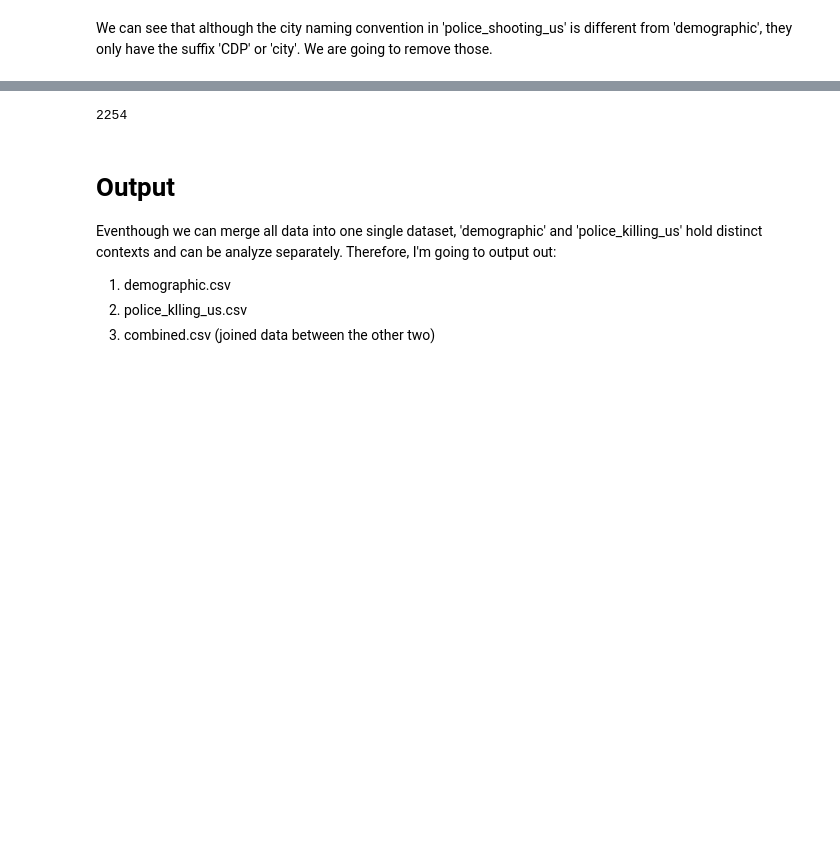
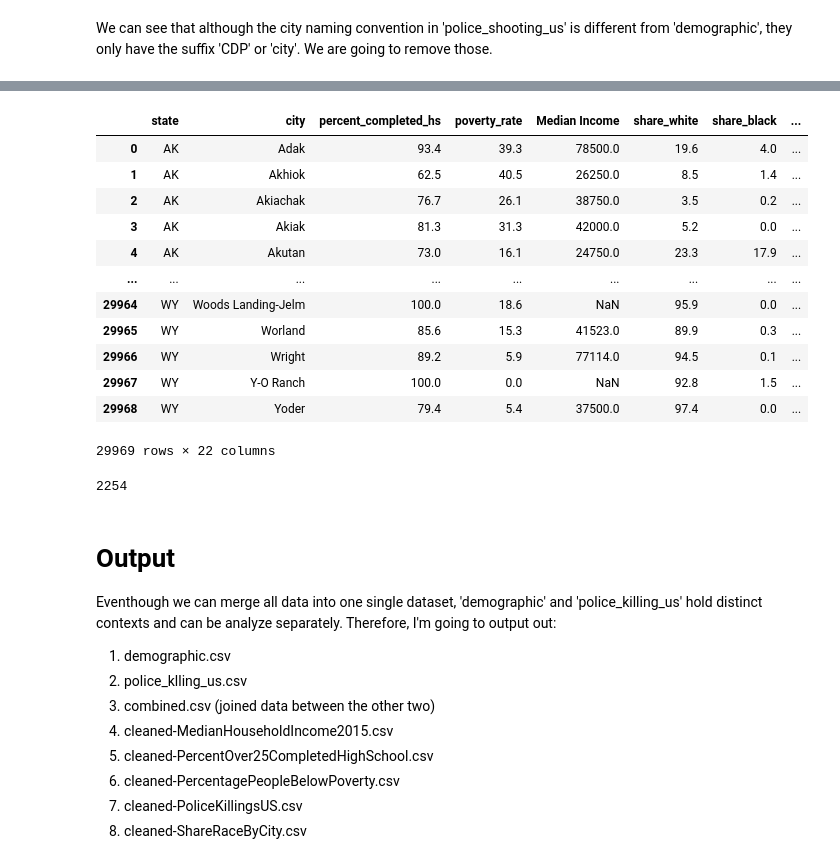
Before and after one commit to UToledo-DataScience/Fatal-Police-Shootings-in-the-US, a Jupyter notebook: DataCleaning/data_cleaning.ipynb, the cells around one changed output, grey strips where cells are left out. Saved outputs shown, nothing was run; the diff lists cells and outputs as text; code cells hidden in the pictures; blank space fills up the shorter version.

Commit message:
cleaned city column

```diff
--- a/DataCleaning/data_cleaning.ipynb
+++ b/DataCleaning/data_cleaning.ipynb
@@ -357,7 +379,6 @@ We can see that although the city naming convention in 'police_shooting_us' is d
 # %%
-demographic['City'] = demographic['City'].str.replace(' city','')
-demographic['City'] = demographic['City'].str.replace(' CDP','')
-demographic['City'] = demographic['City'].str.replace(' town','')
-# rename column name for demographic
-demographic = demographic.rename(columns={'Geographic Area':'state', 'City':'city'})
-demographic['city'].head()
+demographic['City'] = demographic['City'].str.replace(' city.*','')
+demographic['City'] = demographic['City'].str.replace(' CDP.*','')
+demographic['City'] = demographic['City'].str.replace(' town.*','')
+#demographic['City'] = demographic['City'].str.replace(' borough.*','')
+#demographic['City'] = demographic['City'].str.replace(' village.*','')
@@ -420,14 +441,32 @@ memory usage: 5.0+ MB
 # %%
-fatal_police_shooting.
+fatal_police_shooting
 print(len(police_killing_us))
 # %% [output]
+|  | state | city | percent_completed_hs | poverty_rate | Median Income | share_white | share_black | ... |
+| 0 | AK | Adak | 93.4 | 39.3 | 78500.0 | 19.6 | 4.0 | ... |
+| 1 | AK | Akhiok | 62.5 | 40.5 | 26250.0 | 8.5 | 1.4 | ... |
+| 2 | AK | Akiachak | 76.7 | 26.1 | 38750.0 | 3.5 | 0.2 | ... |
+| 3 | AK | Akiak | 81.3 | 31.3 | 42000.0 | 5.2 | 0.0 | ... |
+| 4 | AK | Akutan | 73.0 | 16.1 | 24750.0 | 23.3 | 17.9 | ... |
+| ... | ... | ... | ... | ... | ... | ... | ... | ... |
+| 29964 | WY | Woods Landing-Jelm | 100.0 | 18.6 | NaN | 95.9 | 0.0 | ... |
+| 29965 | WY | Worland | 85.6 | 15.3 | 41523.0 | 89.9 | 0.3 | ... |
+| 29966 | WY | Wright | 89.2 | 5.9 | 77114.0 | 94.5 | 0.1 | ... |
+| 29967 | WY | Y-O Ranch | 100.0 | 0.0 | NaN | 92.8 | 1.5 | ... |
+| 29968 | WY | Yoder | 79.4 | 5.4 | 37500.0 | 97.4 | 0.0 | ... |
-2254
+29969 rows × 22 columns
+2254
 # %% [markdown]
 # **Output**
 Eventhough we can merge all data into one single dataset, 'demographic' and 'police_killing_us' hold distinct contexts and can be analyze separately. Therefore, I'm going to output out:
 1.   demographic.csv
 2.   police_klling_us.csv
 3.   combined.csv (joined data between the other two)
+4.   cleaned-MedianHouseholdIncome2015.csv
+5.   cleaned-PercentOver25CompletedHighSchool.csv
+6.   cleaned-PercentagePeopleBelowPoverty.csv
+7.   cleaned-PoliceKillingsUS.csv
+8.   cleaned-ShareRaceByCity.csv
 # %%
 demographic.to_csv('/content/drive/My Drive/data/cleaned-data/demographic.csv', index=False)
 police_killing_us.to_csv('/content/drive/My Drive/data/cleaned-data/police_killing_us.csv', index=False)
```
Also changed, not shown: parts of 7 cells of this notebook.
